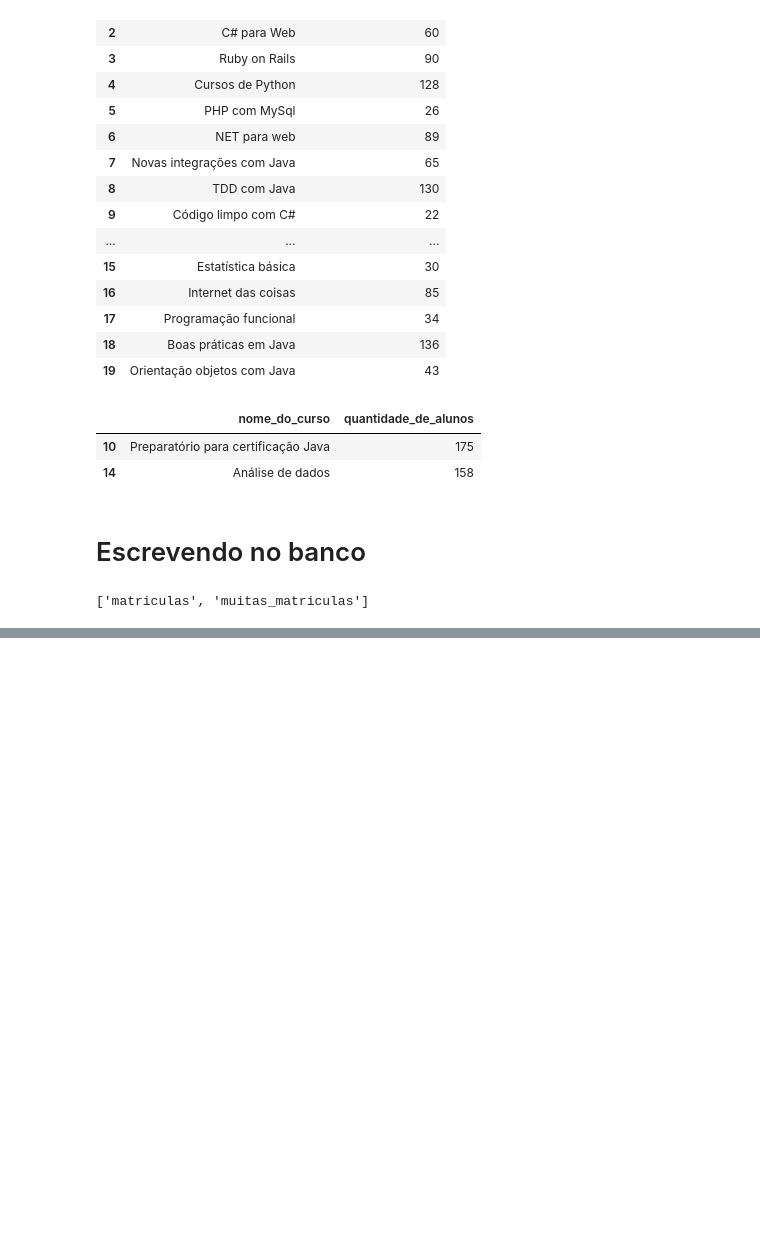
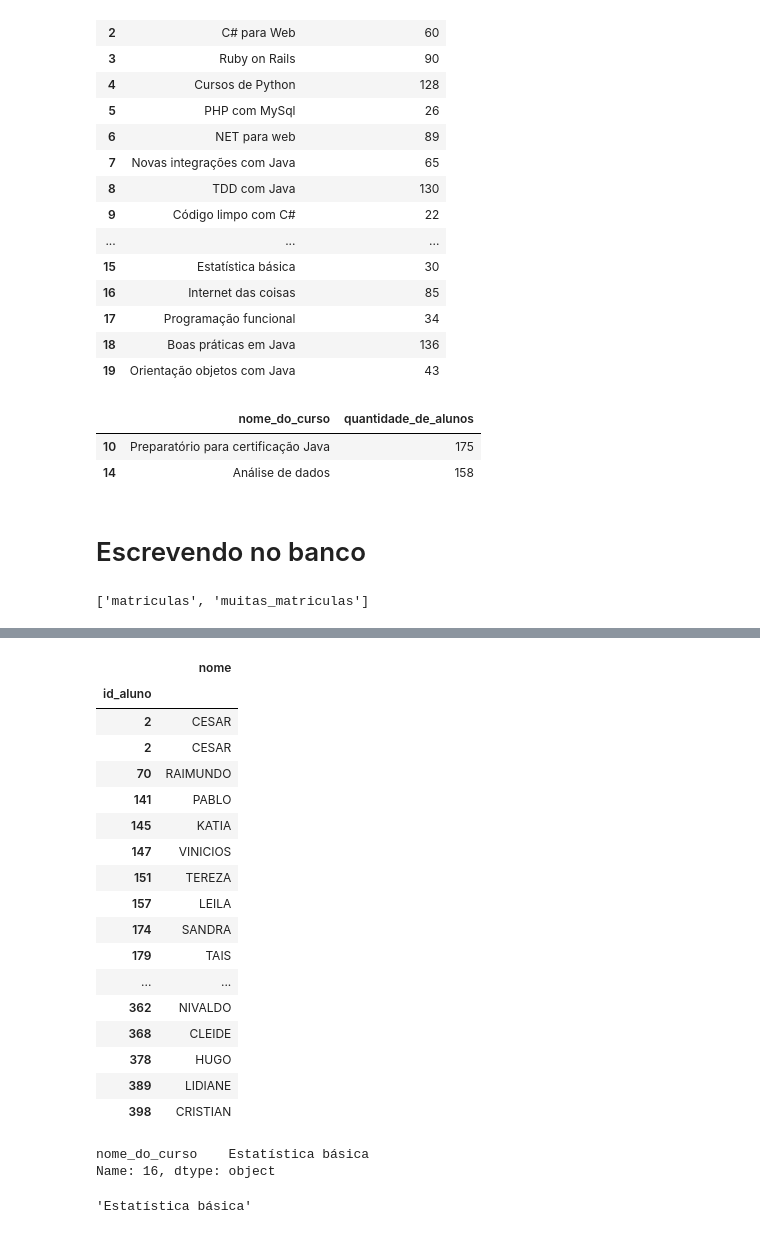
Before and after one commit to GabrielTB1/Pandas-IO, a Jupyter notebook: Pandas_IO.ipynb, the cells around one changed output, grey strips where cells are left out. Saved outputs shown, nothing was run; the diff lists cells and outputs as text; code cells hidden in the pictures; blank space fills up the shorter version.

```diff
--- a/Pandas_IO.ipynb
+++ b/Pandas_IO.ipynb
@@ -452,0 +535,2 @@ print(inspector.get_table_names())
+# %%
+proxima_turma.set_index('id_aluno').join(nomes.set_index('id_aluno'))['nome']
@@ -452,0 +555,32 @@ print(inspector.get_table_names())
+# %%
+proxima_turma.set_index('id_aluno').join(nomes.set_index('id_aluno'))['nome'].to_frame()
+# %% [output]
+|  | nome |
+| id_aluno |  |
+| 2 | CESAR |
+| 2 | CESAR |
+| 70 | RAIMUNDO |
+| 141 | PABLO |
+| 145 | KATIA |
+| 147 | VINICIOS |
+| 151 | TEREZA |
+| 157 | LEILA |
+| 174 | SANDRA |
+| 179 | TAIS |
+| ... | ... |
+| 362 | NIVALDO |
+| 368 | CLEIDE |
+| 378 | HUGO |
+| 389 | LIDIANE |
+| 398 | CRISTIAN |
+# %%
+nome_curso = cursos.loc[id_curso]
+nome_curso
+# %% [output]
+nome_do_curso    Estatística básica
+Name: 16, dtype: object
+# %%
+nome_curso = nome_curso.nome_do_curso
+nome_curso
+# %% [output]
+'Estatística básica'
```
Also changed, not shown: parts of 10 cells of this notebook.
